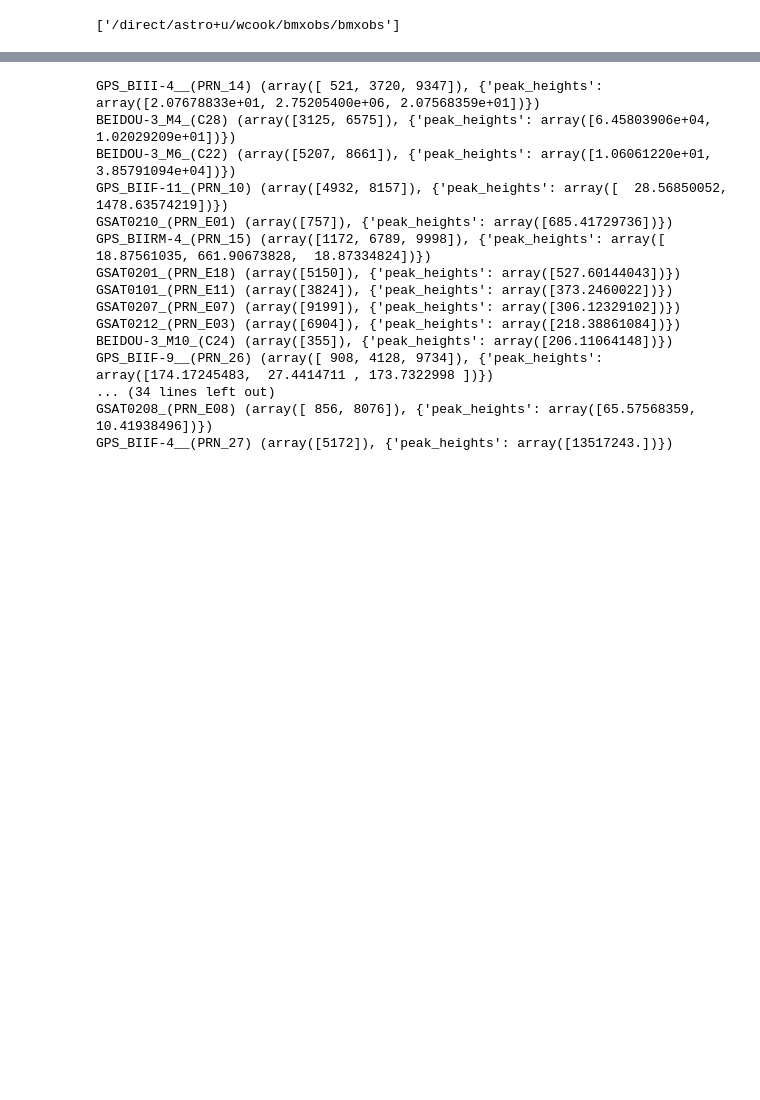
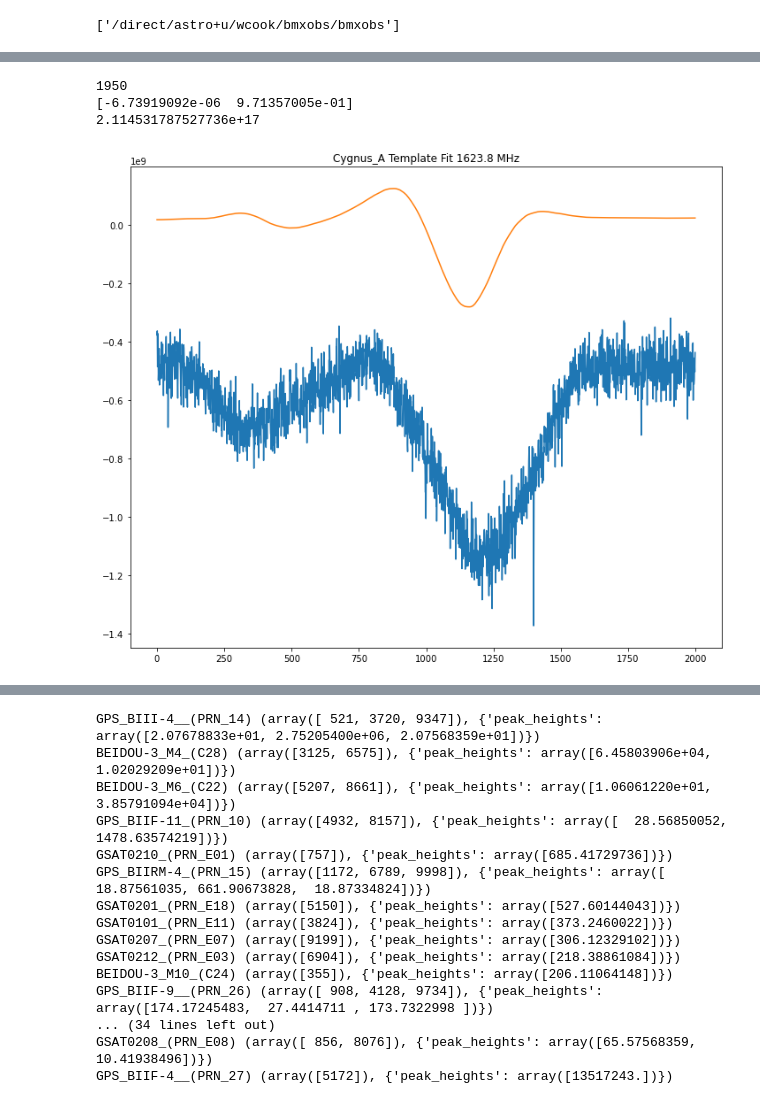
Before and after one commit to bmxdemo/bmxobs, a Jupyter notebook: towards1.ipynb, the cells around one changed output, grey strips where cells are left out. Drawn from its saved outputs; the diff is of its cells as text; code cells hidden in the pictures; blank space fills up the shorter version.

Commit message:
template sat fit

```diff
--- a/towards1.ipynb
+++ b/towards1.ipynb
@@ -70,0 +95,46 @@ print(np.arange(cut[0],cut[1])[D[channel][cut[0]:cut[1]].real==max(D[channel][cu
+# %%
+def getTemplate(D, BMX, freq, cut):
+    scale = 10*D.freq/BMX.freq[0][freq]
+    prange = (np.arange(cut[0],cut[1])-np.mean(cut))/scale+np.mean(cut)/10
+    pastebase = prange.astype(np.int)
+    pastemix = prange%1
+    paste = (D[12][pastebase]*(1-pastemix)+D[12][pastebase+1]*pastemix)
+    return paste - np.mean(paste)
+# %%
+cut = [94000,97000]
+freq = 800
+
+paste = getTemplate(D,BMX,freq,cut)
+
+def fitTemplate(params):
+    A,phi = params[0], params[1]
+    fit = paste*A*np.exp(1j*phi) - BMX[120][cut[0]:cut[1],freq]*((-1)**(np.arange(cut[0],cut[1])))
+    #out = abs(sum(fit * np.conj(BMX[120][cut[0]:cut[1],freq]))/sum(abs(fit)**2)-1)
+    out = fit.real
+    out = np.append(out,fit.imag)
+    return out
+# %%
+cut = [96000,98000]
+freq = 1950
+
+paste = getTemplate(D,BMX,freq,cut)
+
+params = least_squares(fitTemplate,[1,0],bounds=([-100,-np.pi],[100,np.pi]))
+print(freq)
+print(params.x)
+print(params.optimality)
+
+A,phi = params.x[0], params.x[1]
+
+fit = paste*A*np.exp(1j*phi)
+
+plt.figure(figsize=(12,10))
+plt.title('Cygnus_A Template Fit {:.1f} MHz'.format(BMX.freq[0][freq]))
+plt.plot(BMX[120][cut[0]:cut[1],freq].real)
+plt.plot(fit.real)
+plt.show()
+# %% [output]
+1950
+[-6.73919092e-06  9.71357005e-01]
+2.114531787527736e+17
+[figure, added]
```
Also changed, not shown: parts of 10 cells of this notebook, 8 other files.
